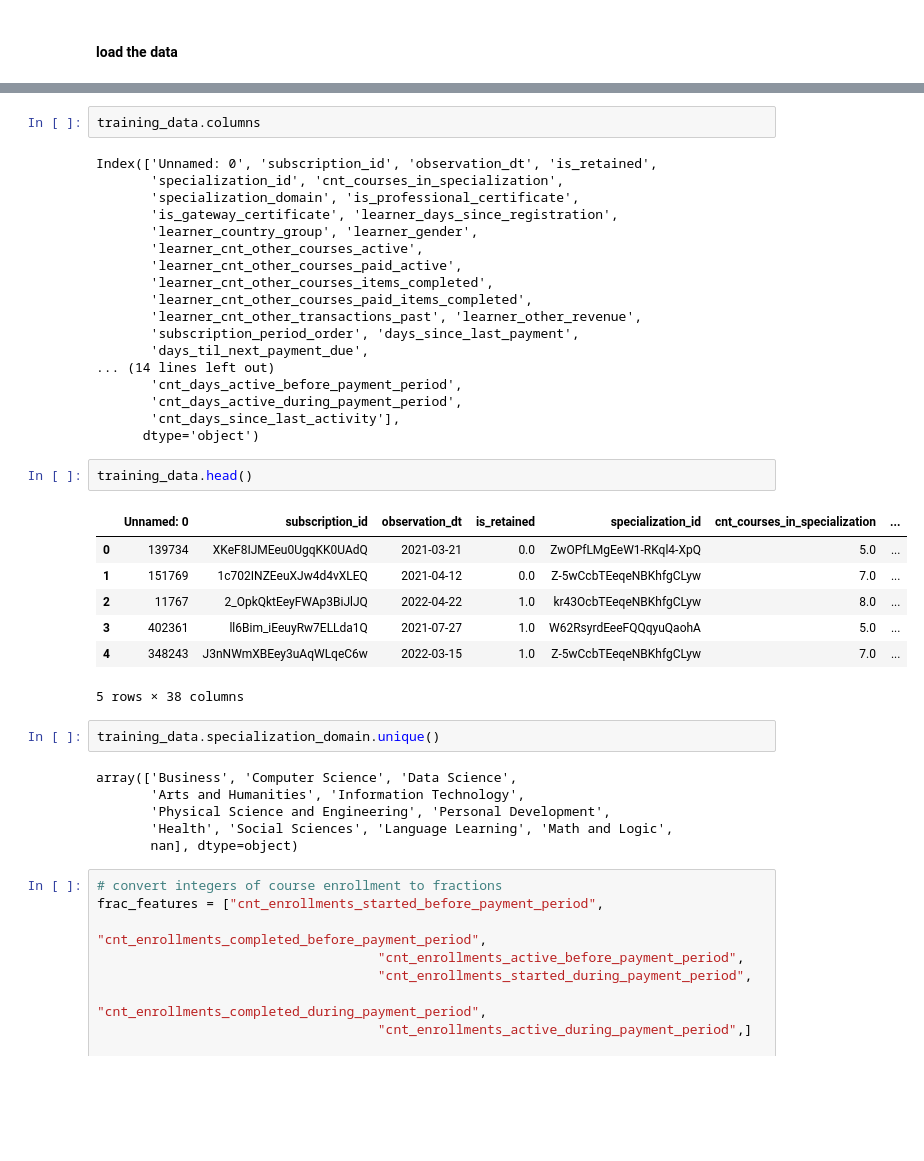
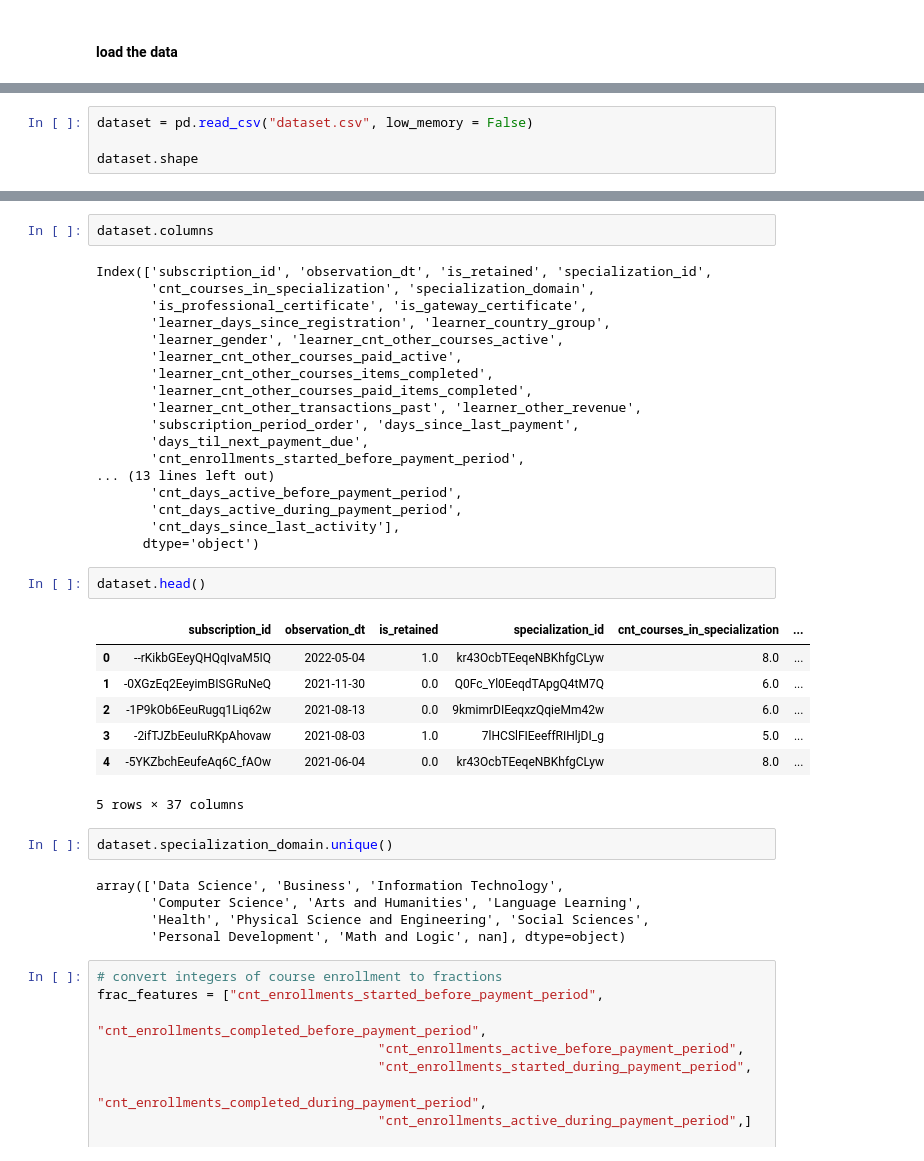
Before and after one commit to sariaslaso/retention_prediction, a Jupyter notebook: survival_analysis.ipynb, the cells around one changed output, grey strips where cells are left out. Saved outputs shown, nothing was run; the diff lists cells and outputs as text; blank space fills up the shorter version.

Commit message:
load complete dataset

```diff
--- a/survival_analysis.ipynb
+++ b/survival_analysis.ipynb
@@ -64,0 +57,4 @@ training_data.shape
+# %%
+dataset = pd.read_csv("dataset.csv", low_memory = False)
+
+dataset.shape
@@ -65,41 +73,40 @@ training_data.shape
 # %%
-training_data.columns
+dataset.columns
 # %% [output]
-Index(['Unnamed: 0', 'subscription_id', 'observation_dt', 'is_retained',
-       'specialization_id', 'cnt_courses_in_specialization',
-       'specialization_domain', 'is_professional_certificate',
-       'is_gateway_certificate', 'learner_days_since_registration',
-       'learner_country_group', 'learner_gender',
-       'learner_cnt_other_courses_active',
+Index(['subscription_id', 'observation_dt', 'is_retained', 'specialization_id',
+       'cnt_courses_in_specialization', 'specialization_domain',
+       'is_professional_certificate', 'is_gateway_certificate',
+       'learner_days_since_registration', 'learner_country_group',
+       'learner_gender', 'learner_cnt_other_courses_active',
        'learner_cnt_other_courses_paid_active',
        'learner_cnt_other_courses_items_completed',
        'learner_cnt_other_courses_paid_items_completed',
        'learner_cnt_other_transactions_past', 'learner_other_revenue',
        'subscription_period_order', 'days_since_last_payment',
        'days_til_next_payment_due',
-... (14 lines left out)
+       'cnt_enrollments_started_before_payment_period',
+... (13 lines left out)
        'cnt_days_active_before_payment_period',
        'cnt_days_active_during_payment_period',
        'cnt_days_since_last_activity'],
       dtype='object')
 # %%
-training_data.head()
+dataset.head()
 # %% [output]
-|  | Unnamed: 0 | subscription_id | observation_dt | is_retained | specialization_id | cnt_courses_in_specialization | ... |
-| 0 | 139734 | XKeF8IJMEeu0UgqKK0UAdQ | 2021-03-21 | 0.0 | ZwOPfLMgEeW1-RKql4-XpQ | 5.0 | ... |
-| 1 | 151769 | 1c702INZEeuXJw4d4vXLEQ | 2021-04-12 | 0.0 | Z-5wCcbTEeqeNBKhfgCLyw | 7.0 | ... |
-| 2 | 11767 | 2_OpkQktEeyFWAp3BiJlJQ | 2022-04-22 | 1.0 | kr43OcbTEeqeNBKhfgCLyw | 8.0 | ... |
-| 3 | 402361 | ll6Bim_iEeuyRw7ELLda1Q | 2021-07-27 | 1.0 | W62RsyrdEeeFQQqyuQaohA | 5.0 | ... |
-| 4 | 348243 | J3nNWmXBEey3uAqWLqeC6w | 2022-03-15 | 1.0 | Z-5wCcbTEeqeNBKhfgCLyw | 7.0 | ... |
+|  | subscription_id | observation_dt | is_retained | specialization_id | cnt_courses_in_specialization | ... |
+| 0 | --rKikbGEeyQHQqIvaM5IQ | 2022-05-04 | 1.0 | kr43OcbTEeqeNBKhfgCLyw | 8.0 | ... |
+| 1 | -0XGzEq2EeyimBISGRuNeQ | 2021-11-30 | 0.0 | Q0Fc_Yl0EeqdTApgQ4tM7Q | 6.0 | ... |
+| 2 | -1P9kOb6EeuRugq1Liq62w | 2021-08-13 | 0.0 | 9kmimrDIEeqxzQqieMm42w | 6.0 | ... |
+| 3 | -2ifTJZbEeuIuRKpAhovaw | 2021-08-03 | 1.0 | 7lHCSlFIEeeffRIHljDI_g | 5.0 | ... |
+| 4 | -5YKZbchEeufeAq6C_fAOw | 2021-06-04 | 0.0 | kr43OcbTEeqeNBKhfgCLyw | 8.0 | ... |
-5 rows × 38 columns
+5 rows × 37 columns
 # %%
-training_data.specialization_domain.unique()
+dataset.specialization_domain.unique()
 # %% [output]
-array(['Business', 'Computer Science', 'Data Science',
-       'Arts and Humanities', 'Information Technology',
-       'Physical Science and Engineering', 'Personal Development',
-       'Health', 'Social Sciences', 'Language Learning', 'Math and Logic',
-       nan], dtype=object)
+array(['Data Science', 'Business', 'Information Technology',
+       'Computer Science', 'Arts and Humanities', 'Language Learning',
+       'Health', 'Physical Science and Engineering', 'Social Sciences',
+       'Personal Development', 'Math and Logic', nan], dtype=object)
 # %%
 # convert integers of course enrollment to fractions
 frac_features = ["cnt_enrollments_started_before_payment_period",
```
Also changed, not shown: parts of 9 cells of this notebook.
